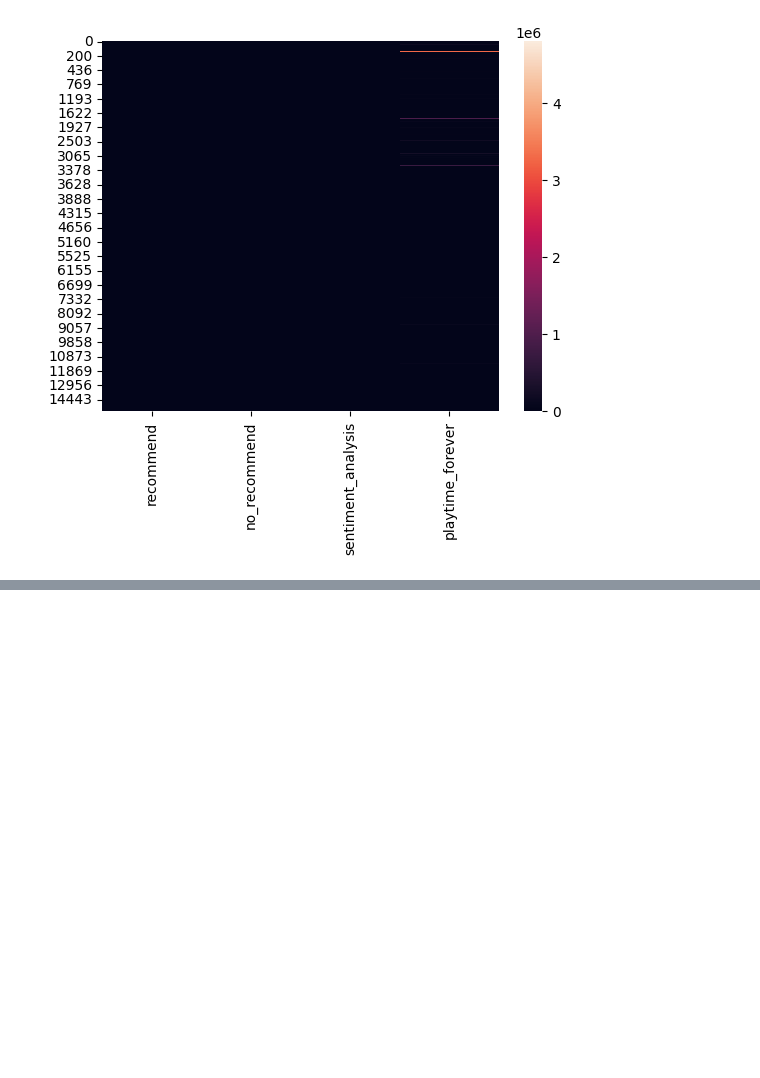
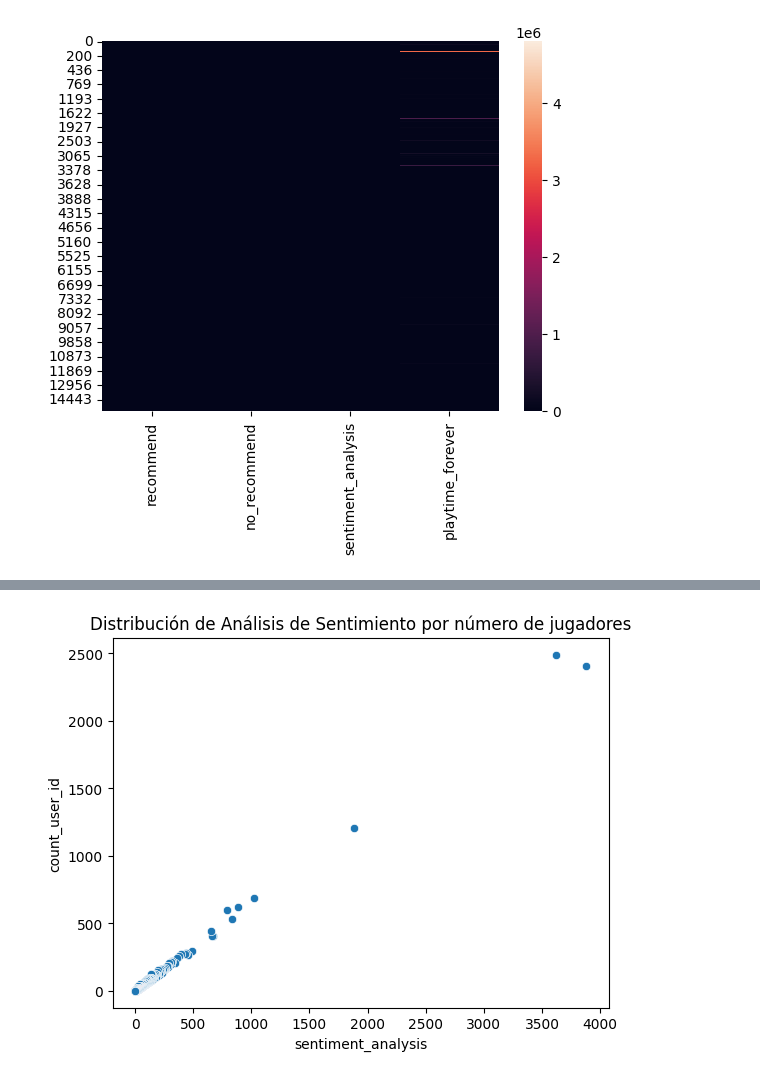
Before and after one commit to DaAnMaGi/Proyecto_Marzo, a Jupyter notebook: Parte 2/Revision_EDA.ipynb, the cells around one changed output, grey strips where cells are left out. Drawn from its saved outputs; the diff is of its cells as text; code cells hidden in the pictures; blank space fills up the shorter version.

```diff
--- a/Parte 2/Revision_EDA.ipynb
+++ b/Parte 2/Revision_EDA.ipynb
@@ -214,0 +259,4 @@ sns.heatmap(total_generos[["recommend","no_recommend","sentiment_analysis","play
+# %%
+# Se observa cuáles son los 10 juegos con mayor puntaje de "Sentiment_analysis".
+x = r.groupby("item_id")["sentiment_analysis"].sum().sort_values(ascending=False).reset_index()
+x.nlargest(10,"sentiment_analysis")
@@ -214,0 +275,4 @@ sns.heatmap(total_generos[["recommend","no_recommend","sentiment_analysis","play
+# %%
+# Se observa cuáles son los 10 juegos más jugados.
+c = r.groupby("item_id")["user_id"].count().sort_values(ascending=False).reset_index()
+c.nlargest(10,"user_id")
@@ -214,0 +291,5 @@ sns.heatmap(total_generos[["recommend","no_recommend","sentiment_analysis","play
+# %%
+# Se unen los dos dataframes para análisis.
+r_total = pd.merge(left=x,right=c,on="item_id",how="inner")
+r_total.rename(columns={"user_id":"count_user_id"},inplace=True)
+r_total
@@ -214,0 +323,7 @@ sns.heatmap(total_generos[["recommend","no_recommend","sentiment_analysis","play
+# %%
+# Se observa la distribución de la sumatoria del sentiment_analysis por juego y número de jugadores
+sns.scatterplot(data = r_total,x = "sentiment_analysis",y="count_user_id")
+plt.title("Distribución de Análisis de Sentimiento por número de jugadores")
+plt.show()
+# %% [output]
+[figure, added]
```
Also changed, not shown: parts of 9 cells of this notebook, 1 other file.
